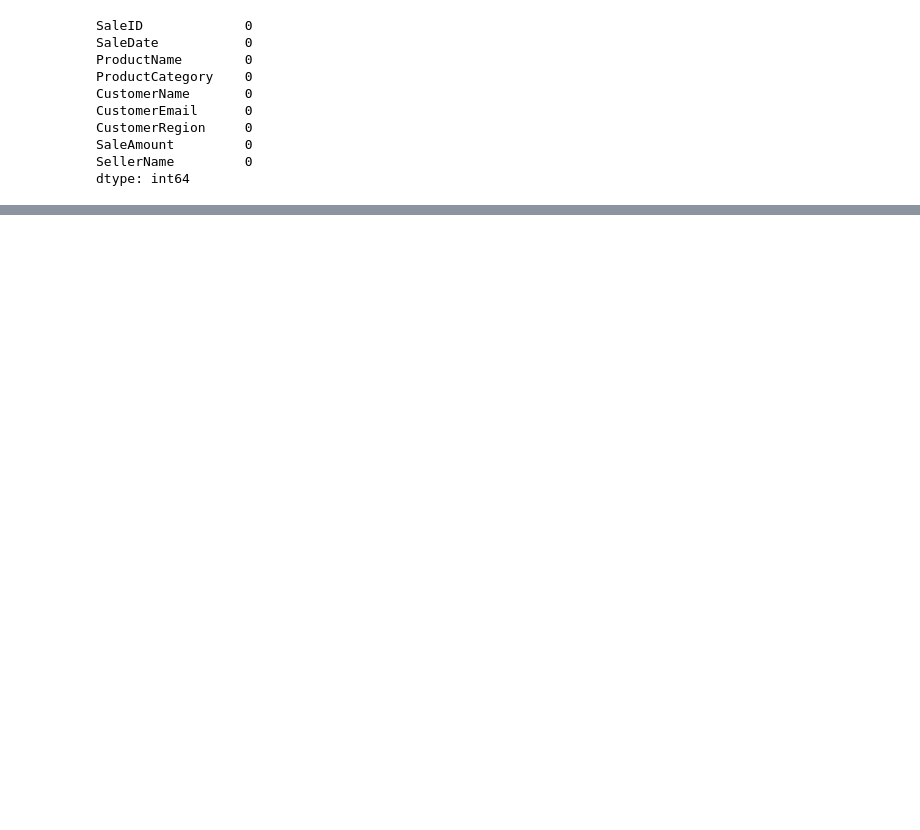
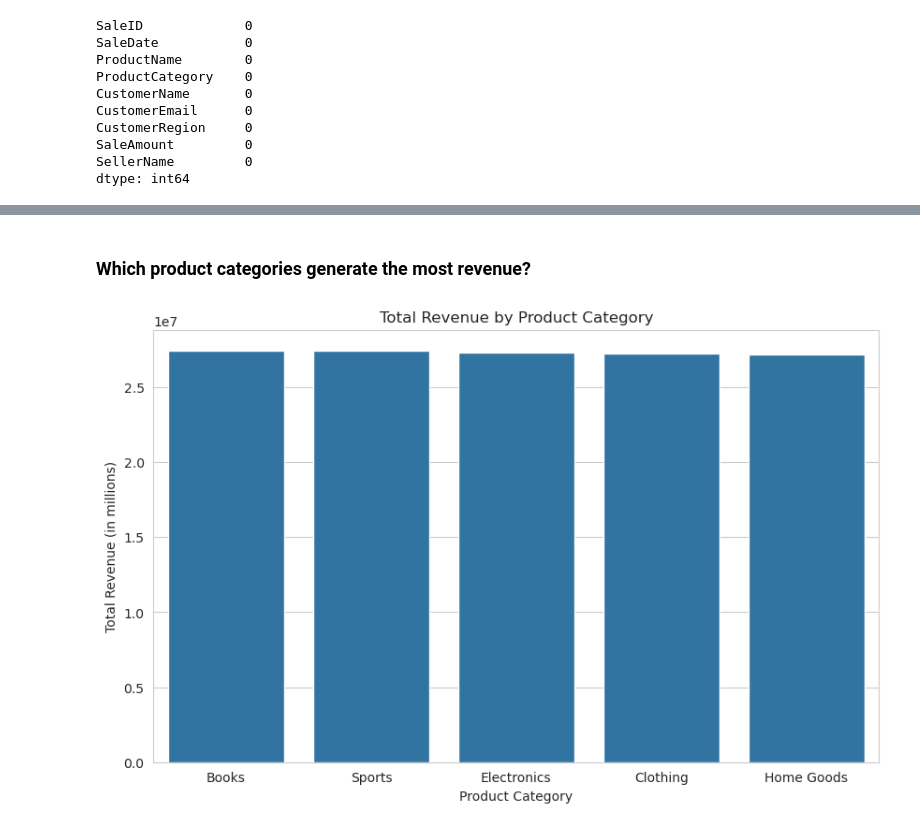
Before and after one commit to OscarBit/sales-analytics-system, a Jupyter notebook: sales_analysis.ipynb, the cells around one changed output, grey strips where cells are left out. Saved outputs shown, nothing was run; the diff lists cells and outputs as text; code cells hidden in the pictures; blank space fills up the shorter version.

```diff
--- a/sales_analysis.ipynb
+++ b/sales_analysis.ipynb
@@ -97,0 +124,15 @@ dtype: int64
+# %% [markdown]
+### Which product categories generate the most revenue?
+# %%
+# Group by category and sum the sales amount, then sort
+category_revenue = df.groupby('ProductCategory')['SaleAmount'].sum().sort_values(ascending=False)
+
+# Create the plot
+plt.figure(figsize=(10, 6))
+sns.barplot(x=category_revenue.index, y=category_revenue.values)
+plt.title('Total Revenue by Product Category')
+plt.xlabel('Product Category')
+plt.ylabel('Total Revenue (in millions)')
+plt.show()
+# %% [output]
+[figure, added]
```
Also changed, not shown: parts of 7 cells of this notebook.
